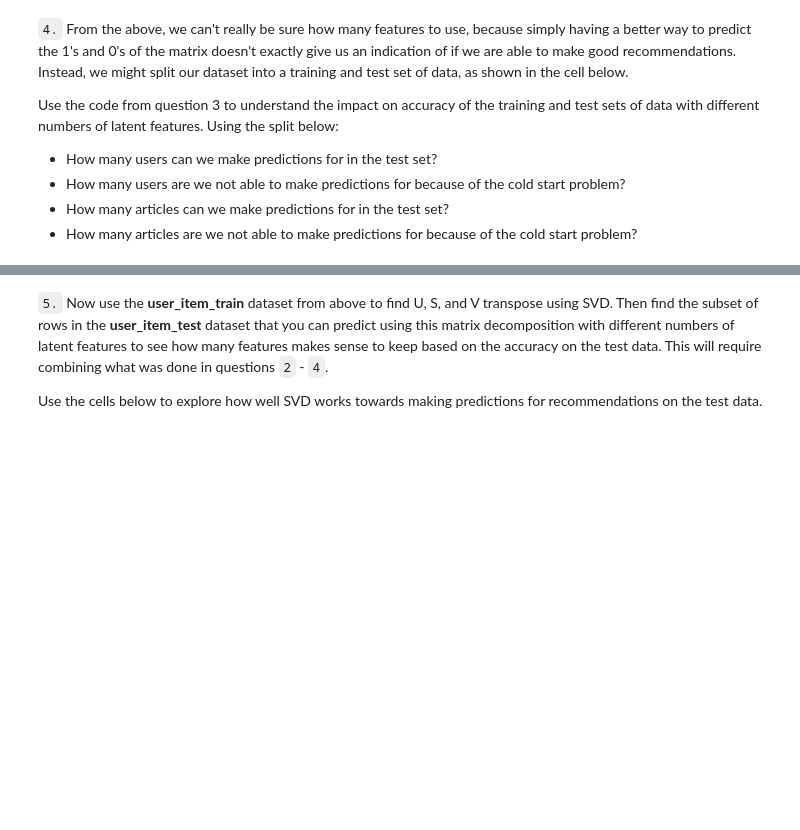
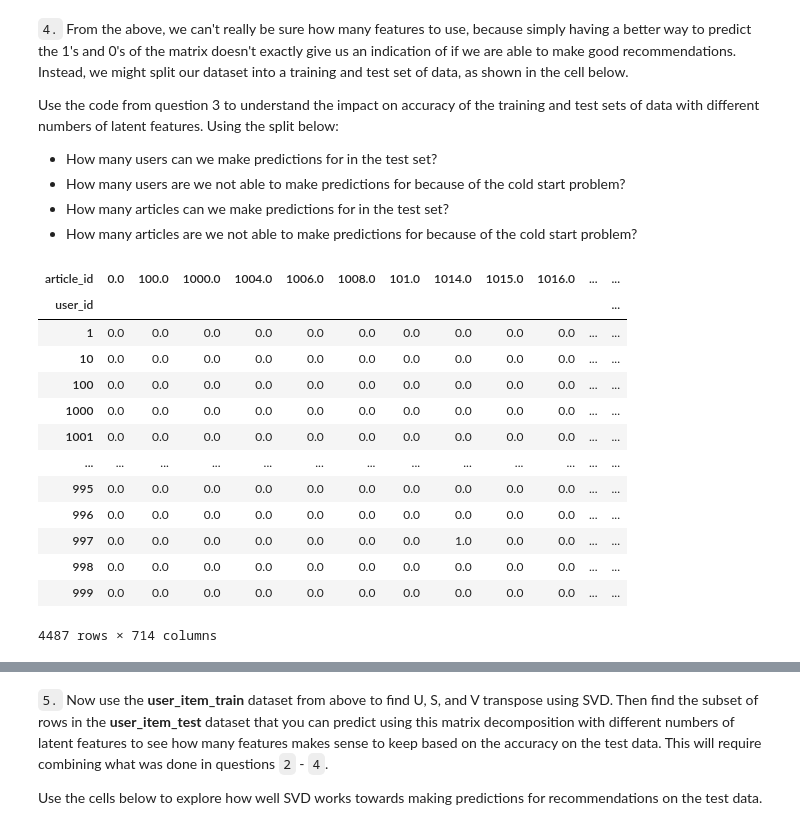
Before and after one commit to lewi0332/recommendations_with_ibm, a Jupyter notebook: Recommendations_with_IBM.ipynb, the cells around one changed output, grey strips where cells are left out. Saved outputs shown, nothing was run; the diff lists cells and outputs as text; code cells hidden in the pictures; blank space fills up the shorter version.

```diff
--- a/Recommendations_with_IBM.ipynb
+++ b/Recommendations_with_IBM.ipynb
@@ -733,3 +765,20 @@ def create_test_and_train_user_item(df_train, df_test):
     return user_item_train, user_item_test, test_idx, test_arts
 
 user_item_train, user_item_test, test_idx, test_arts = create_test_and_train_user_item(df_train, df_test)
+# %%
+user_item_train
+# %% [output]
+| article_id | 0.0 | 100.0 | 1000.0 | 1004.0 | 1006.0 | 1008.0 | 101.0 | 1014.0 | 1015.0 | 1016.0 | ... | ... |
+| user_id |  |  |  |  |  |  |  |  |  |  |  | ... |
+| 1 | 0.0 | 0.0 | 0.0 | 0.0 | 0.0 | 0.0 | 0.0 | 0.0 | 0.0 | 0.0 | ... | ... |
+| 10 | 0.0 | 0.0 | 0.0 | 0.0 | 0.0 | 0.0 | 0.0 | 0.0 | 0.0 | 0.0 | ... | ... |
+| 100 | 0.0 | 0.0 | 0.0 | 0.0 | 0.0 | 0.0 | 0.0 | 0.0 | 0.0 | 0.0 | ... | ... |
+| 1000 | 0.0 | 0.0 | 0.0 | 0.0 | 0.0 | 0.0 | 0.0 | 0.0 | 0.0 | 0.0 | ... | ... |
+| 1001 | 0.0 | 0.0 | 0.0 | 0.0 | 0.0 | 0.0 | 0.0 | 0.0 | 0.0 | 0.0 | ... | ... |
+| ... | ... | ... | ... | ... | ... | ... | ... | ... | ... | ... | ... | ... |
+| 995 | 0.0 | 0.0 | 0.0 | 0.0 | 0.0 | 0.0 | 0.0 | 0.0 | 0.0 | 0.0 | ... | ... |
+| 996 | 0.0 | 0.0 | 0.0 | 0.0 | 0.0 | 0.0 | 0.0 | 0.0 | 0.0 | 0.0 | ... | ... |
+| 997 | 0.0 | 0.0 | 0.0 | 0.0 | 0.0 | 0.0 | 0.0 | 1.0 | 0.0 | 0.0 | ... | ... |
+| 998 | 0.0 | 0.0 | 0.0 | 0.0 | 0.0 | 0.0 | 0.0 | 0.0 | 0.0 | 0.0 | ... | ... |
+| 999 | 0.0 | 0.0 | 0.0 | 0.0 | 0.0 | 0.0 | 0.0 | 0.0 | 0.0 | 0.0 | ... | ... |
+4487 rows × 714 columns
```
Also changed, not shown: parts of 35 cells of this notebook.
